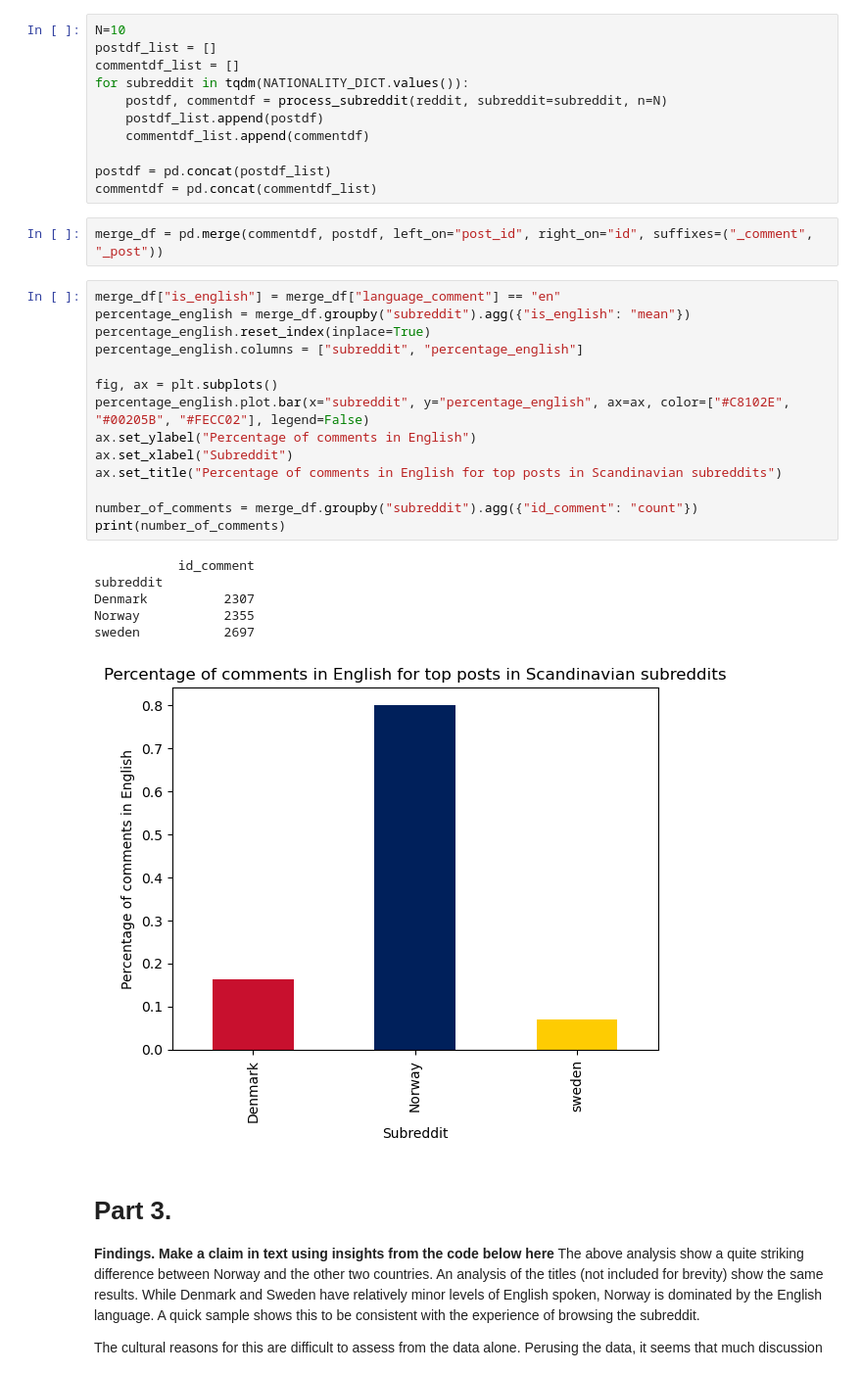
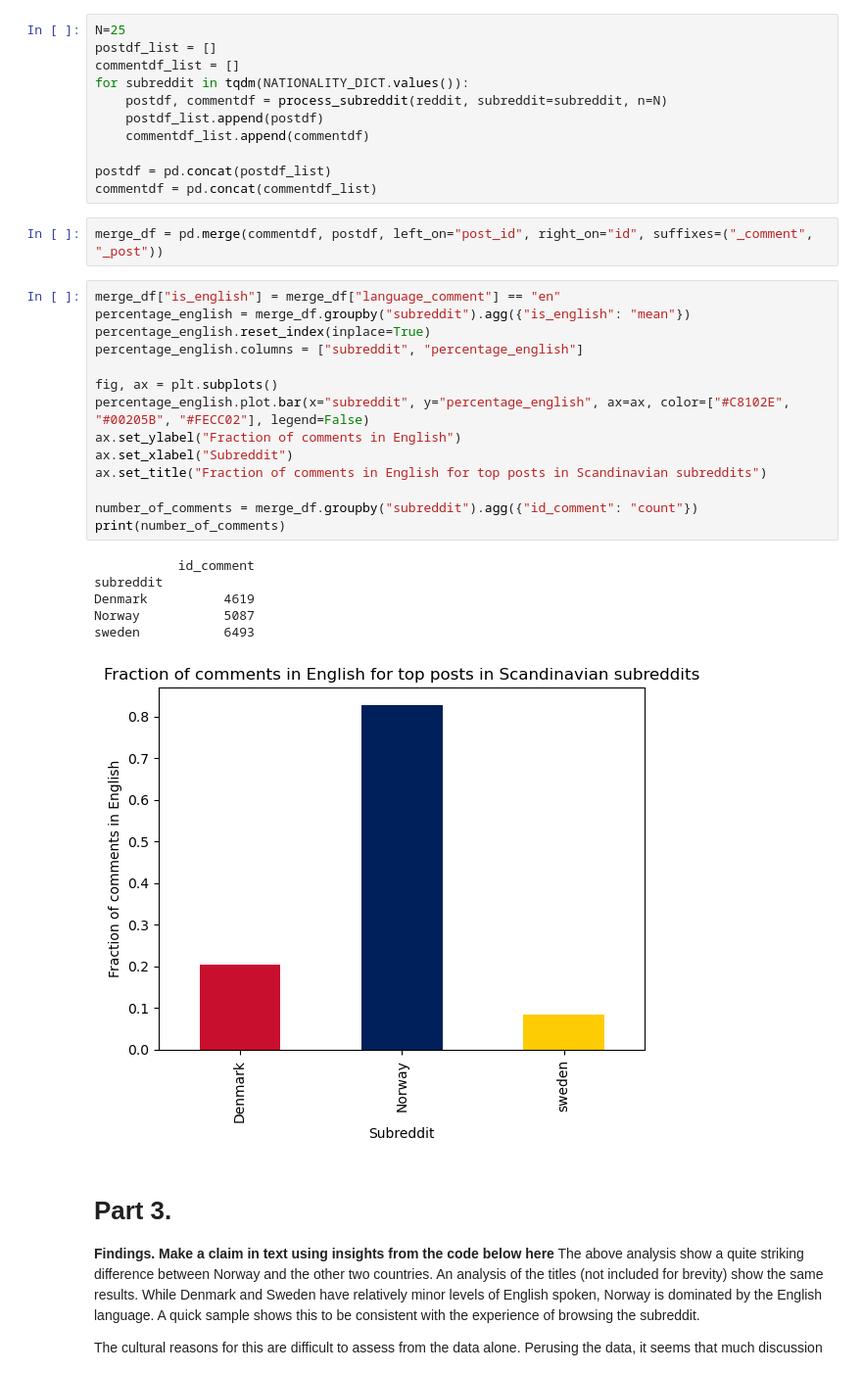
Before and after one commit to Rysias/IntroducingPython, a Jupyter notebook: assignments/Ch.06.Exercises-FSDS-MT222.ipynb, the cells around one changed output. Shown: that part at 98% size. Drawn from its saved outputs; the diff is of its cells as text.

```diff
--- a/assignments/Ch.06.Exercises-FSDS-MT222.ipynb
+++ b/assignments/Ch.06.Exercises-FSDS-MT222.ipynb
@@ -153,7 +153,7 @@ def process_subreddit(reddit: praw.Reddit, subreddit: str, n: int = 10) -> Tuple
     return (pd.DataFrame(post_list), pd.DataFrame(comment_list))
 # Answer below here
 # %%
-N=10
+N=25
 postdf_list = []
 commentdf_list = []
 for subreddit in tqdm(NATIONALITY_DICT.values()):
@@ -168,24 +168,24 @@ merge_df = pd.merge(commentdf, postdf, left_on="post_id", right_on="id", suffixe
 # %%
 merge_df["is_english"] = merge_df["language_comment"] == "en"
 percentage_english = merge_df.groupby("subreddit").agg({"is_english": "mean"})
 percentage_english.reset_index(inplace=True)
 percentage_english.columns = ["subreddit", "percentage_english"]
 
 fig, ax = plt.subplots()
 percentage_english.plot.bar(x="subreddit", y="percentage_english", ax=ax, color=["#C8102E", "#00205B", "#FECC02"], legend=False)
-ax.set_ylabel("Percentage of comments in English")
+ax.set_ylabel("Fraction of comments in English")
 ax.set_xlabel("Subreddit")
-ax.set_title("Percentage of comments in English for top posts in Scandinavian subreddits")
+ax.set_title("Fraction of comments in English for top posts in Scandinavian subreddits")
 
 number_of_comments = merge_df.groupby("subreddit").agg({"id_comment": "count"})
 print(number_of_comments)
 # %% [output]
            id_comment
 subreddit
-Denmark          2307
-Norway           2355
-sweden           2697
+Denmark          4619
+Norway           5087
+sweden           6493
-[figure, old version]
+[figure, new version]
 # %% [markdown]
 # Part 3.
 
```
Also changed, not shown: 1 other file.
